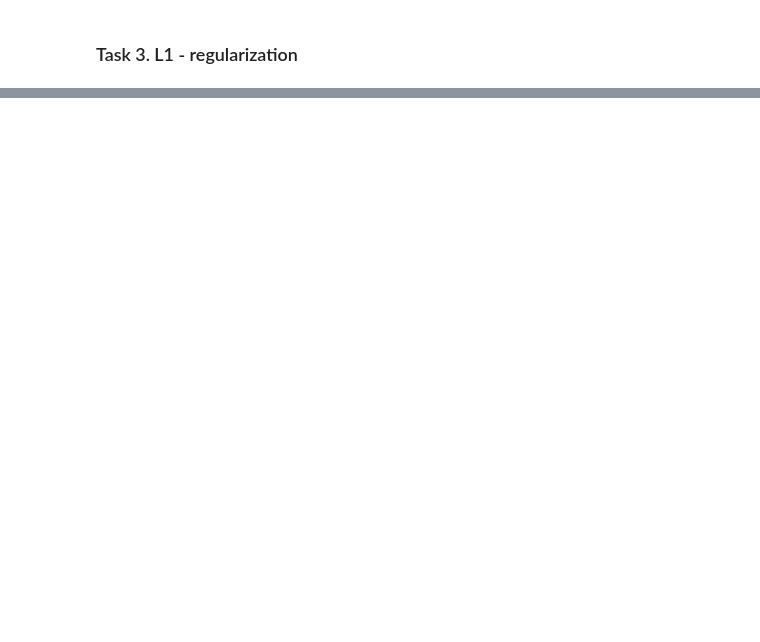
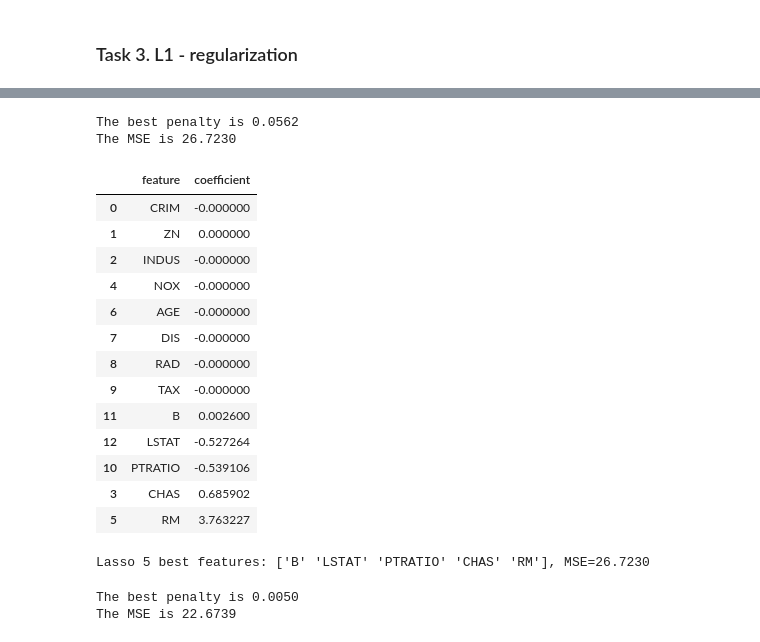
Before and after one commit to Jeniamakarchik/ML_2_part, a Jupyter notebook: HW_2/HW2_feature_selection.ipynb, the cells around one changed output, grey strips where cells are left out. Cells and saved outputs as stored; diff of their text form; code cells hidden in the pictures; blank space fills up the shorter version.

```diff
--- a/HW_2/HW2_feature_selection.ipynb
+++ b/HW_2/HW2_feature_selection.ipynb
@@ -110,0 +185,19 @@ clf = LassoCV()
+# %%
+X_train, X_test, y_train, y_test = train_test_split(X, y, test_size = 0.3, random_state = 42)
+alphas = 10**np.linspace(2, -2, 100)*0.5
+precision = 5 * 10 **(-6)
+# %%
+lasso = Lasso(max_iter=10000, normalize=True)
+coeffs = []
+flag = True
+
+for a in alphas[::-1]:
+    lasso.set_params(alpha=a)
+    lasso.fit(X_train, y_train)
+    coeffs.append(lasso.coef_)
+
+    if flag and sum(np.fabs(lasso.coef_) > precision) == 5:
+        alpha = a
+        flag = False
+
+print(alpha)
@@ -110,0 +210,32 @@ clf = LassoCV()
+# %%
+lasso.set_params(alpha=alpha)
+lasso.fit(X_train, y_train)
+y_pred = lasso.predict(X_test)
+
+mse_lasso = mean_squared_error(y_test, y_pred)
+
+print(f'The best penalty is {alpha:.4f}')
+print(f'The MSE is {mse_lasso:.4f}')
+
+coeffs = pd.DataFrame(list(zip(columns, lasso.coef_)), columns=['feature', 'coefficient'])
+# %% [output]
+The best penalty is 0.0562
+The MSE is 26.7230
+# %%
+lasso_coeffs = coeffs.reindex(coeffs.coefficient.abs().sort_values().index)
+lasso_coeffs
+# %% [output]
+|  | feature | coefficient |
+| 0 | CRIM | -0.000000 |
+| 1 | ZN | 0.000000 |
+| 2 | INDUS | -0.000000 |
+| 4 | NOX | -0.000000 |
+| 6 | AGE | -0.000000 |
+| 7 | DIS | -0.000000 |
+| 8 | RAD | -0.000000 |
+| 9 | TAX | -0.000000 |
+| 11 | B | 0.002600 |
+| 12 | LSTAT | -0.527264 |
+| 10 | PTRATIO | -0.539106 |
+| 3 | CHAS | 0.685902 |
+| 5 | RM | 3.763227 |
@@ -110,0 +244,21 @@ clf = LassoCV()
+# %%
+print(f'Lasso 5 best features: {top_5_lasso}, MSE={mse_lasso:.4f}')
+# %% [output]
+Lasso 5 best features: ['B' 'LSTAT' 'PTRATIO' 'CHAS' 'RM'], MSE=26.7230
+# %%
+lassocv = LassoCV(alphas=alphas, cv=10, max_iter=10000, random_state = 42)
+lassocv.fit(X_train, y_train)
+
+lasso.set_params(alpha=lassocv.alpha_)
+lasso.fit(X_train, y_train)
+y_pred = lasso.predict(X_test)
+
+mse_lassocv = mean_squared_error(y_test, y_pred)
+
+print(f'The best penalty is {lassocv.alpha_:.4f}')
+print(f'The MSE is {mse_lassocv:.4f}')
+
+coeffs = pd.DataFrame(list(zip(columns, lasso.coef_)), columns=['feature', 'coefficient'])
+# %% [output]
+The best penalty is 0.0050
+The MSE is 22.6739
```
Also changed, not shown: parts of 28 cells of this notebook.
